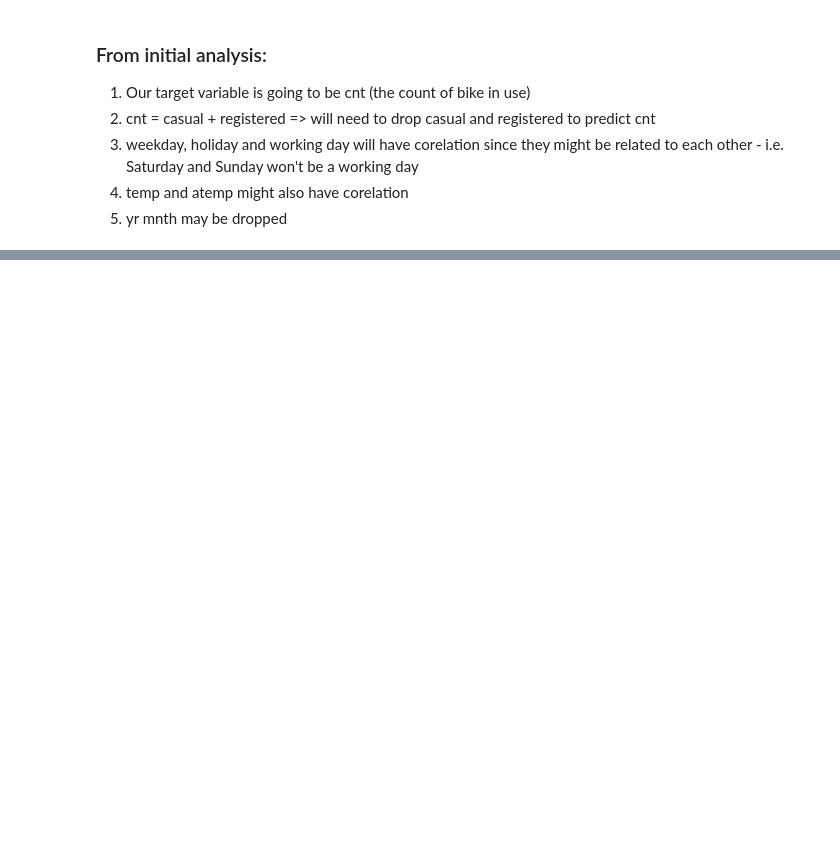
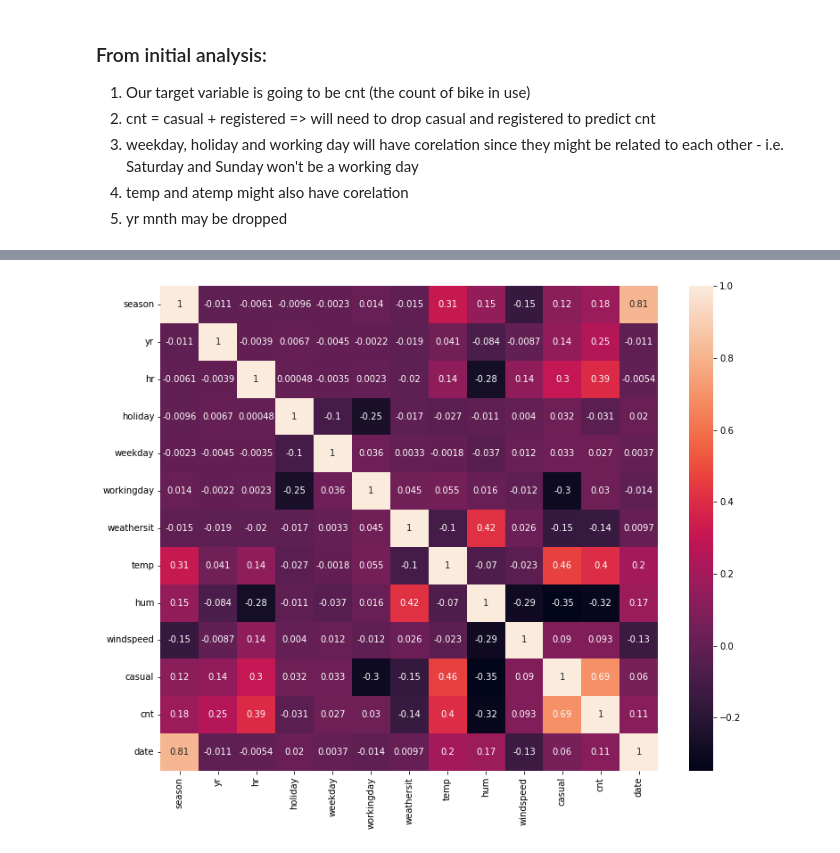
Before and after one commit to jasmeeetSingh/BikeSharingSystems-UCI, a Jupyter notebook: BikeSharing.ipynb, the cells around one changed output, grey strips where cells are left out. Cells and saved outputs as stored; diff of their text form; code cells hidden in the pictures; blank space fills up the shorter version.

```diff
--- a/BikeSharing.ipynb
+++ b/BikeSharing.ipynb
@@ -138,0 +155,9 @@ AttributeError: 'Series' object has no attribute 'info'
+# %%
+dataSet['date'] = pd.to_datetime(dataSet['dteday'], infer_datetime_format= True)
+dataSet['date'] = [i.isocalendar().week for i in dataSet['date']]
+# %%
+plt.figure(figsize = (12.5, 10))
+sns.heatmap(dataSet.corr(),annot= True)
+plt.show()
+# %% [output]
+[figure, added]
```
Also changed, not shown: parts of 22 cells of this notebook.
